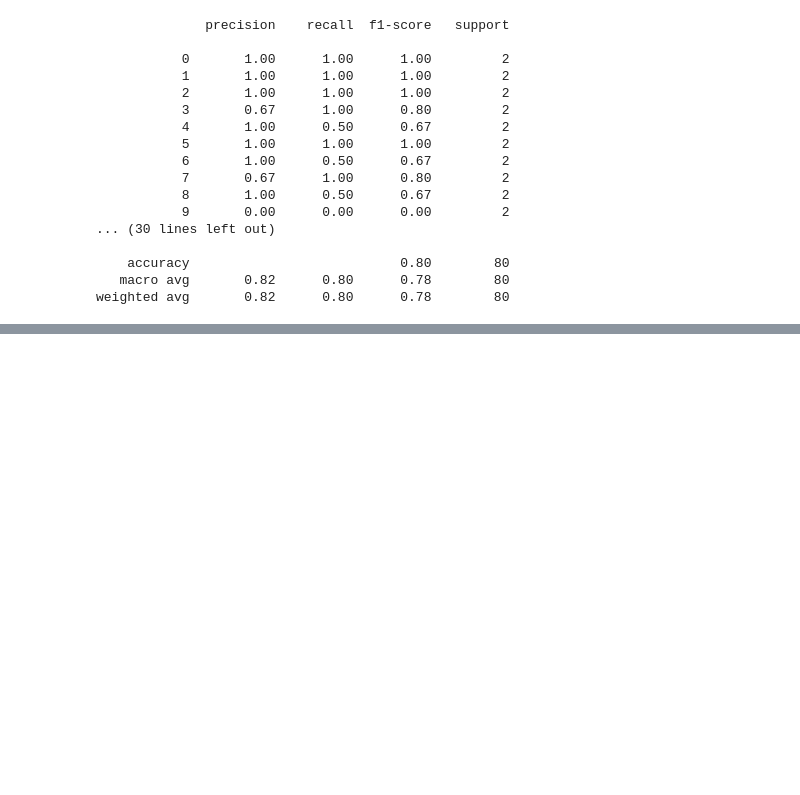
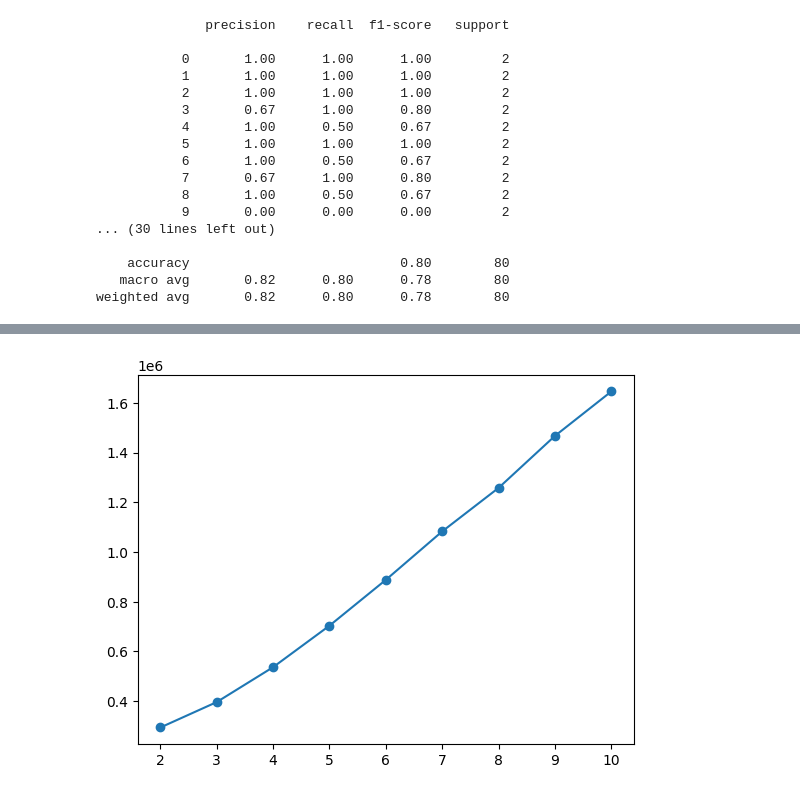
Before and after one commit to berkasin01/hands_on_ml, a Jupyter notebook: chapter_9/olivetti_exercise.ipynb, the cells around one changed output, grey strips where cells are left out. Cells and saved outputs as stored; diff of their text form; code cells hidden in the pictures; blank space fills up the shorter version.

```diff
--- a/chapter_9/olivetti_exercise.ipynb
+++ b/chapter_9/olivetti_exercise.ipynb
@@ -342,0 +367,5 @@ weighted avg       0.82      0.80      0.78        80
+# %%
+plt.plot(run_m,bics,marker="o")
+plt.show()
+# %% [output]
+[figure, added]
```
Also changed, not shown: parts of 15 cells of this notebook.
